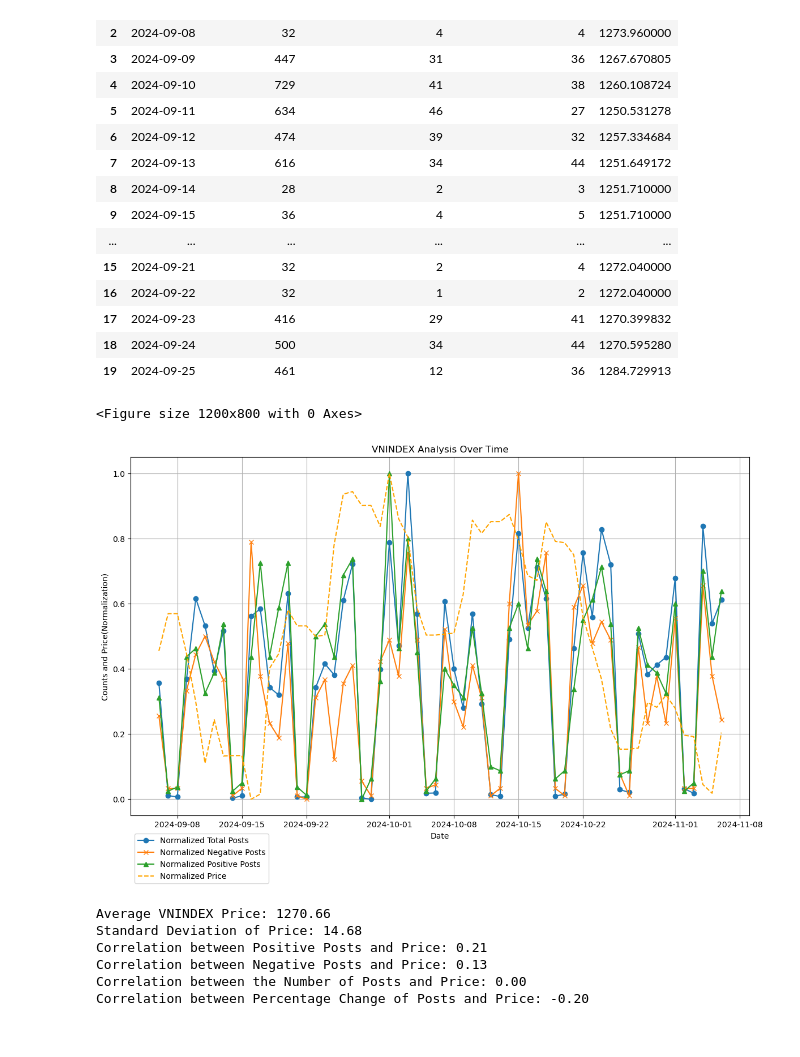
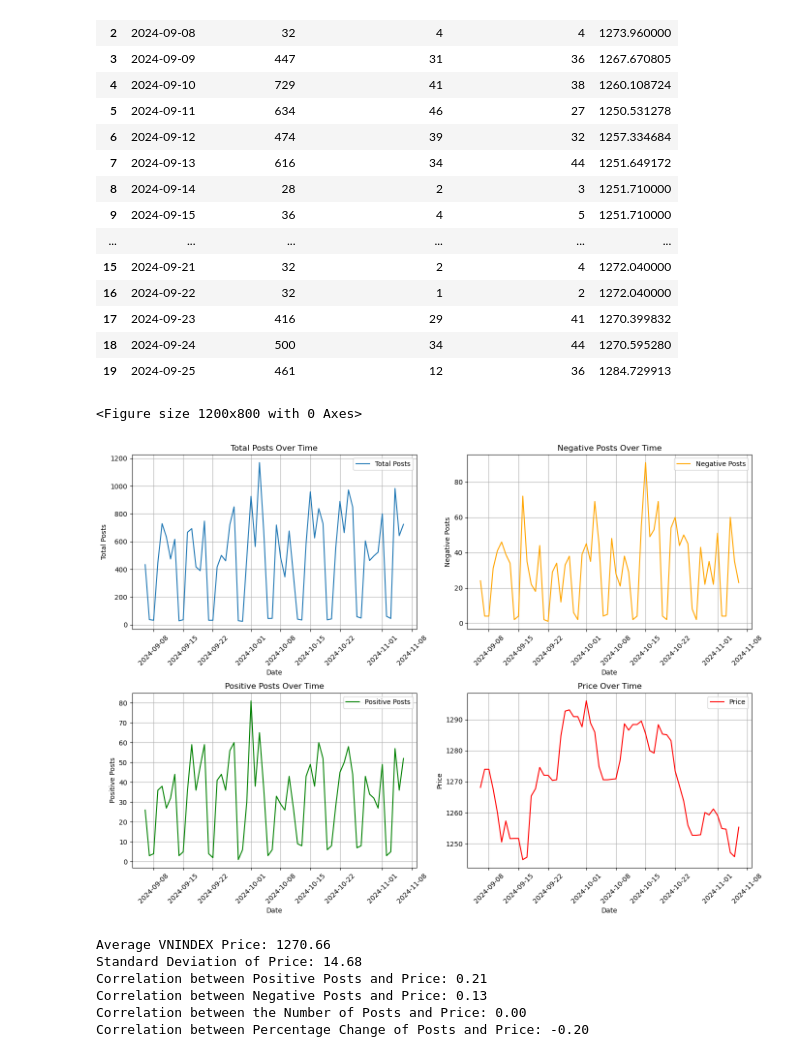
Before and after one commit to Legend0fHell/ait2006-data-processing-final, a Jupyter notebook: basic_analyze.ipynb, the cells around one changed output. Cells and saved outputs as stored; diff of their text form; code cells hidden in the pictures.

Commit message:
feat: few more basic analysis

```diff
--- a/basic_analyze.ipynb
+++ b/basic_analyze.ipynb
@@ -340,36 +340,52 @@ VNINDEX_analyse.head(20)
 | 17 | 2024-09-23 | 416 | 29 | 41 | 1270.399832 |
 | 18 | 2024-09-24 | 500 | 34 | 44 | 1270.595280 |
 | 19 | 2024-09-25 | 461 | 12 | 36 | 1284.729913 |
-# %%
-import matplotlib.pyplot as plt
-
-plt.figure(figsize = (12, 8))
-
-# Normalize each column
-VNINDEX_analyse['NormalizedNumberOfPosts'] = (VNINDEX_analyse['NumberOfPosts'] - VNINDEX_analyse['NumberOfPosts'].min()) / (VNINDEX_analyse['NumberOfPosts'].max() - VNINDEX_analyse['NumberOfPosts'].min())
-VNINDEX_analyse['NormalizedNumberOfNegativePosts'] = (VNINDEX_analyse['NumberOfNegativePosts'] - VNINDEX_analyse['NumberOfNegativePosts'].min()) / (VNINDEX_analyse['NumberOfNegativePosts'].max() - VNINDEX_analyse['NumberOfNegativePosts'].min())
-VNINDEX_analyse['NormalizedNumberOfPositivePosts'] = (VNINDEX_analyse['NumberOfPositivePosts'] - VNINDEX_analyse['NumberOfPositivePosts'].min()) / (VNINDEX_analyse['NumberOfPositivePosts'].max() - VNINDEX_analyse['NumberOfPositivePosts'].min())
-VNINDEX_analyse['NormalizedPrice'] = (VNINDEX_analyse['price'] - VNINDEX_analyse['price'].min()) / (VNINDEX_analyse['price'].max() - VNINDEX_analyse['price'].min())
-
-# Plot the normalized data
-plt.figure(figsize=(12, 8))
-
-plt.plot(VNINDEX_analyse['date'], VNINDEX_analyse['NormalizedNumberOfPosts'], label='Normalized Total Posts', marker='o')
-plt.plot(VNINDEX_analyse['date'], VNINDEX_analyse['NormalizedNumberOfNegativePosts'], label='Normalized Negative Posts', marker='x')
-plt.plot(VNINDEX_analyse['date'], VNINDEX_analyse['NormalizedNumberOfPositivePosts'], label='Normalized Positive Posts', marker='^')
-plt.plot(VNINDEX_analyse['date'], VNINDEX_analyse['NormalizedPrice'], label='Normalized Price', color='orange', linestyle='--')
-
-
-plt.title("VNINDEX Analysis Over Time")
-plt.xlabel('Date')
-plt.ylabel('Counts and Price(Normalization)')
-
-plt.legend(loc='lower left', bbox_to_anchor = (0, -0.2))
-plt.grid(True)
-plt.tight_layout()
-
-plt.show()
-# %% [output]
-<Figure size 1200x800 with 0 Axes>
-[figure, removed]
+# %%
+import matplotlib.pyplot as plt
+
+plt.figure(figsize = (12, 8))
+
+
+# Set up a 2x2 grid for subplots
+fig, axes = plt.subplots(2, 2, figsize=(14, 10))
+
+# Plot each variable in a separate subplot using the raw data
+axes[0, 0].plot(VNINDEX_analyse['date'], VNINDEX_analyse['NumberOfPosts'], label='Total Posts')
+axes[0, 0].set_title("Total Posts Over Time")
+axes[0, 0].set_xlabel('Date')
+axes[0, 0].set_ylabel('Total Posts')
+axes[0, 0].legend()
+axes[0, 0].grid(True)
+axes[0, 0].tick_params(axis='x', rotation=45)
+
+axes[0, 1].plot(VNINDEX_analyse['date'], VNINDEX_analyse['NumberOfNegativePosts'], label='Negative Posts', color='orange')
+axes[0, 1].set_title("Negative Posts Over Time")
+axes[0, 1].set_xlabel('Date')
+axes[0, 1].set_ylabel('Negative Posts')
+axes[0, 1].legend()
+axes[0, 1].grid(True)
+axes[0, 1].tick_params(axis='x', rotation=45)
+
+axes[1, 0].plot(VNINDEX_analyse['date'], VNINDEX_analyse['NumberOfPositivePosts'], label='Positive Posts', color='green')
+axes[1, 0].set_title("Positive Posts Over Time")
+axes[1, 0].set_xlabel('Date')
+axes[1, 0].set_ylabel('Positive Posts')
+axes[1, 0].legend()
+axes[1, 0].grid(True)
+axes[1, 0].tick_params(axis='x', rotation=45)
+
+axes[1, 1].plot(VNINDEX_analyse['date'], VNINDEX_analyse['price'], label='Price', color='red')
+axes[1, 1].set_title("Price Over Time")
+axes[1, 1].set_xlabel('Date')
+axes[1, 1].set_ylabel('Price')
+axes[1, 1].legend()
+axes[1, 1].grid(True)
+axes[1, 1].tick_params(axis='x', rotation=45)
+
+# Adjust layout
+plt.tight_layout()
+plt.show()
+# %% [output]
+<Figure size 1200x800 with 0 Axes>
+[figure, added]
 # %%
```
Also changed, not shown: parts of 19 cells of this notebook.
